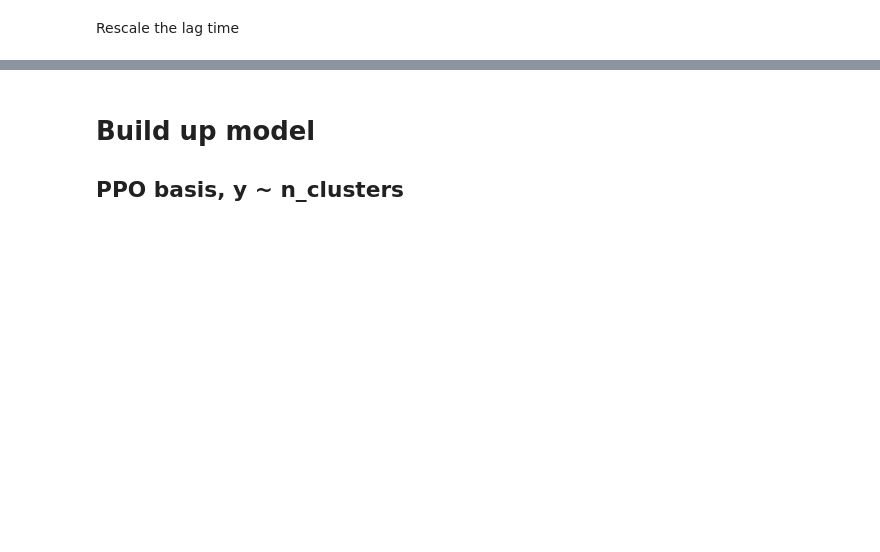
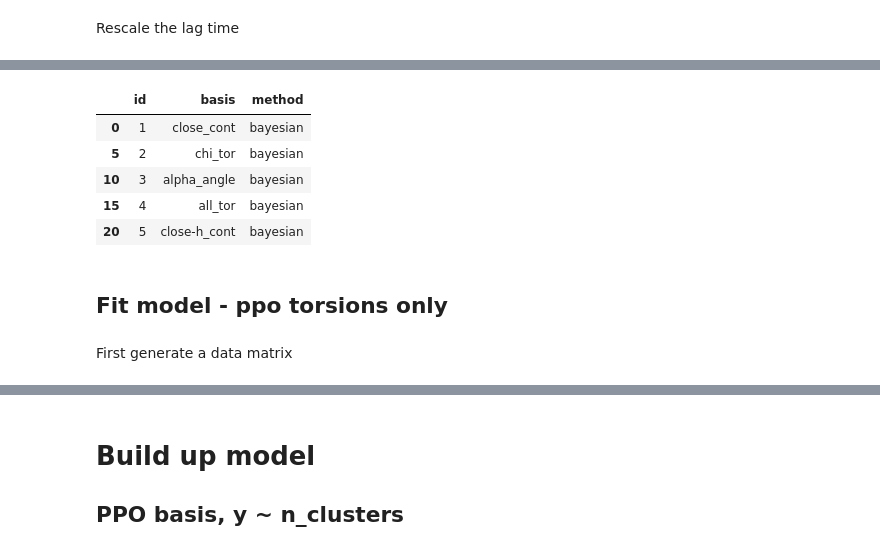
Before and after one commit to RobertArbon/optimize-fs-peptide, a Jupyter notebook: fit_gp_model.ipynb, the cells around one changed output, grey strips where cells are left out. Cells and saved outputs as stored; diff of their text form; code cells hidden in the pictures; blank space fills up the shorter version.

```diff
--- a/fit_gp_model.ipynb
+++ b/fit_gp_model.ipynb
@@ -35,4 +77,4 @@ dtype: object
 # %% [markdown]
 Rescale the lag time
 # %%
-df['lag_time'] *= 0.5
+df_long['lag_time'] *= 0.5
@@ -45,0 +83,2 @@ df_sobl = df.loc[df['method']=='random', :].loc[:, ['mean_test_score', 'var_test
+# %%
+df_long.rename(columns={'test_scores': 'test_score', 'train_scores': 'train_score'}, inplace=True)
@@ -45,0 +87,9 @@ df_sobl = df.loc[df['method']=='random', :].loc[:, ['mean_test_score', 'var_test
+# %%
+df_basis_method.head()
+# %% [output]
+|  | id | basis | method |
+| 0 | 1 | close_cont | bayesian |
+| 5 | 2 | chi_tor | bayesian |
+| 10 | 3 | alpha_angle | bayesian |
+| 15 | 4 | all_tor | bayesian |
+| 20 | 5 | close-h_cont | bayesian |
@@ -45,0 +99,4 @@ df_sobl = df.loc[df['method']=='random', :].loc[:, ['mean_test_score', 'var_test
+# %% [markdown]
+## Fit model - ppo torsions only
+# %% [markdown]
+First generate a data matrix
```
Also changed, not shown: parts of 35 cells of this notebook.
